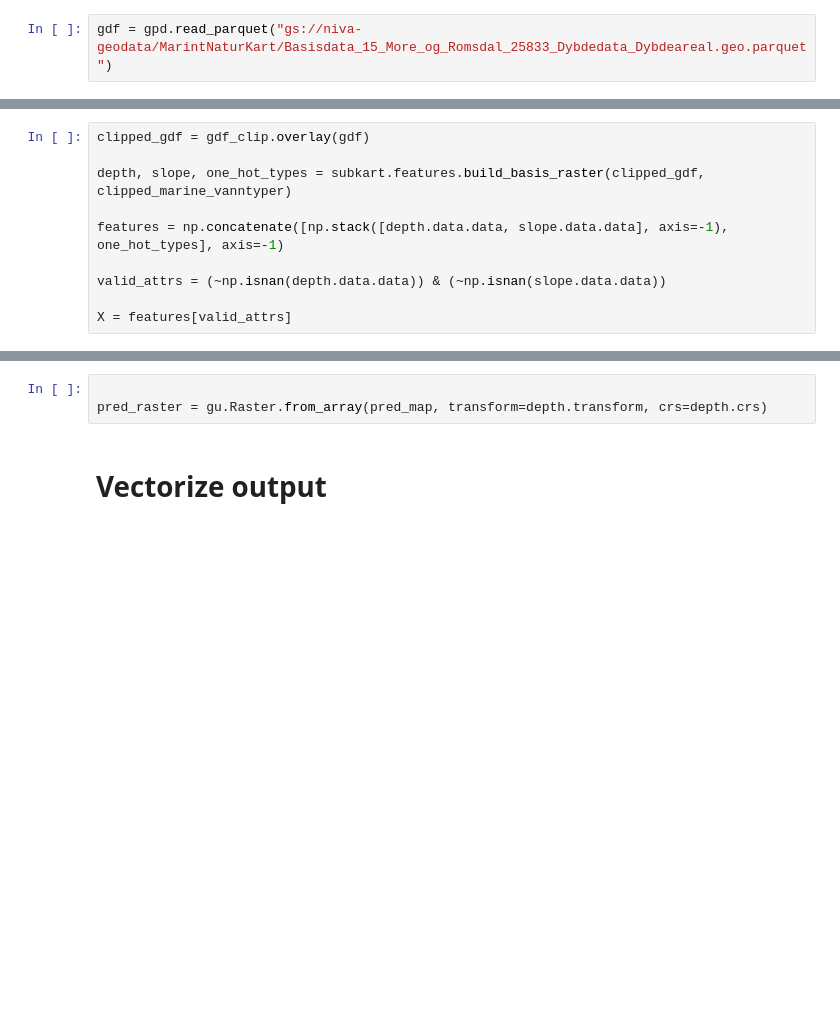
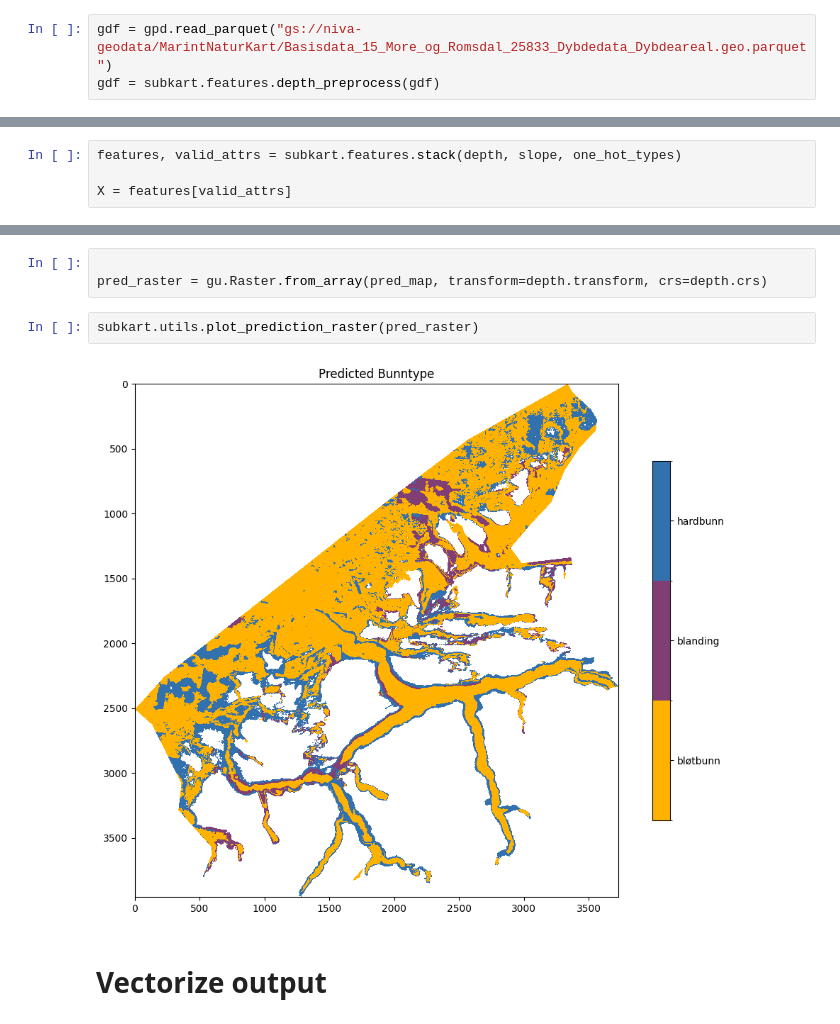
Before and after one commit to NIVANorge/marint-naturkart-niva, a Jupyter notebook: notebooks/03_predict.ipynb, the cells around one changed output, grey strips where cells are left out. Saved outputs shown, nothing was run; the diff lists cells and outputs as text; blank space fills up the shorter version.

Commit message:
clean up code and plot results
clean up code for using Sjøkart - Dybdedata as basis for predictions

```diff
--- a/notebooks/03_predict.ipynb
+++ b/notebooks/03_predict.ipynb
@@ -12,6 +10,7 @@ import importlib
 import joblib
 # %%
 gdf = gpd.read_parquet("gs://niva-geodata/MarintNaturKart/Basisdata_15_More_og_Romsdal_25833_Dybdedata_Dybdeareal.geo.parquet")
+gdf = subkart.features.depth_preprocess(gdf)
 # %%
 marine_vanntyper = gpd.read_parquet("gs://niva-geodata/MarintNaturKart/mdir/NyTypologi2022.geo.parquet").to_crs(gdf.crs)
 # %% [markdown]
@@ -27,11 +30,5 @@ clipped_marine_vanntyper = gdf_clip.overlay(marine_vanntyper)
 # %%
-clipped_gdf = gdf_clip.overlay(gdf)
-
-depth, slope, one_hot_types = subkart.features.build_basis_raster(clipped_gdf, clipped_marine_vanntyper)
-
-features = np.concatenate([np.stack([depth.data.data, slope.data.data], axis=-1), one_hot_types], axis=-1)
-
-valid_attrs = (~np.isnan(depth.data.data)) & (~np.isnan(slope.data.data))
+features, valid_attrs = subkart.features.stack(depth, slope, one_hot_types)
 
 X = features[valid_attrs]
 # %%
@@ -44,6 +41,10 @@ pred_map[valid_attrs] = Y_pred.astype(np.float32)
 # %%
 
 pred_raster = gu.Raster.from_array(pred_map, transform=depth.transform, crs=depth.crs)
+# %%
+subkart.utils.plot_prediction_raster(pred_raster)
+# %% [output]
+[figure, added]
 # %% [markdown]
 # Vectorize output
 # %%
```
Also changed, not shown: parts of 3 cells of this notebook, 5 other files.
